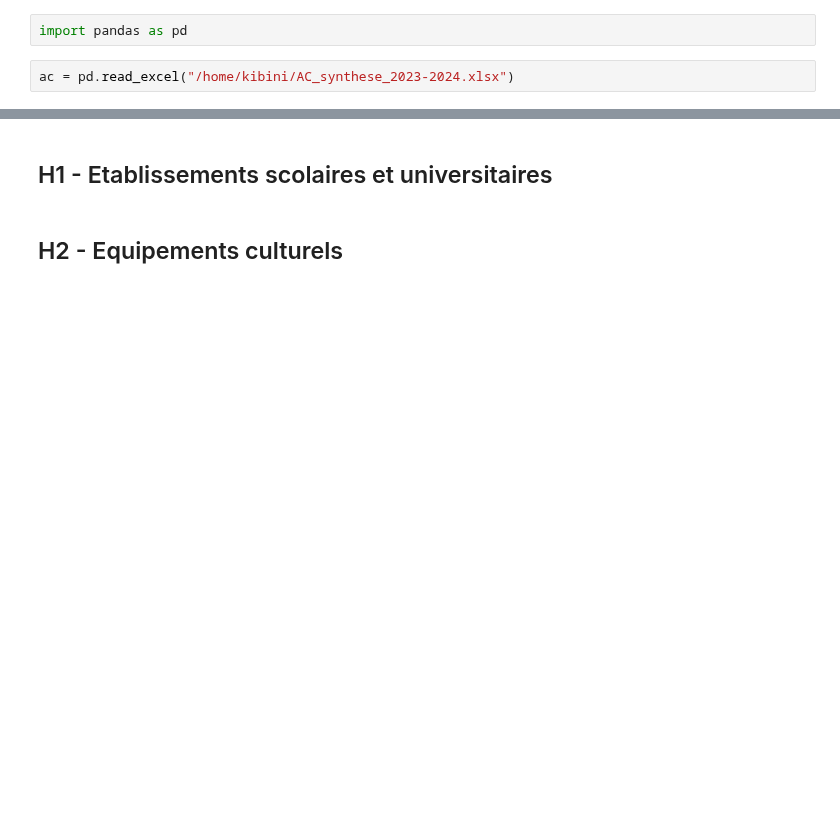
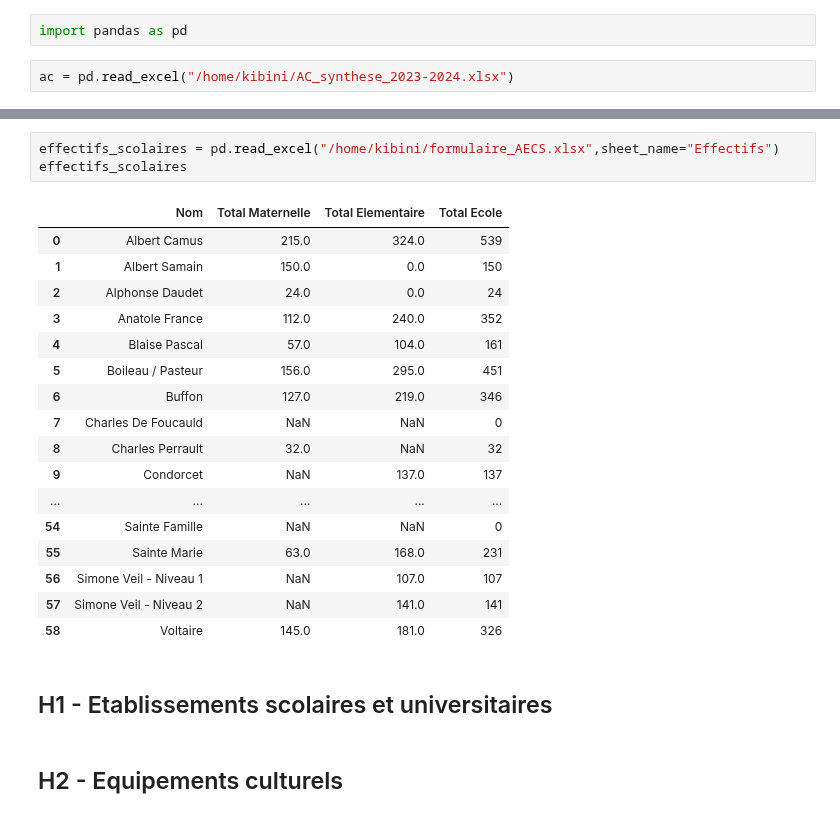
Before and after one commit to medrbx/kibini2, a Jupyter notebook: kibini/notebook_sll.ipynb, the cells around one changed output, grey strips where cells are left out. Drawn from its saved outputs; the diff is of its cells as text; blank space fills up the shorter version.

```diff
--- a/kibini/notebook_sll.ipynb
+++ b/kibini/notebook_sll.ipynb
@@ -966,3 +1038,24 @@ dico_sll_h4 = {Atelier,
+# %%
+effectifs_scolaires = pd.read_excel("/home/kibini/formulaire_AECS.xlsx",sheet_name="Effectifs")
+effectifs_scolaires
+# %% [output]
+|  | Nom | Total Maternelle | Total Elementaire | Total Ecole |
+| 0 | Albert Camus | 215.0 | 324.0 | 539 |
+| 1 | Albert Samain | 150.0 | 0.0 | 150 |
+| 2 | Alphonse Daudet | 24.0 | 0.0 | 24 |
+| 3 | Anatole France | 112.0 | 240.0 | 352 |
+| 4 | Blaise Pascal | 57.0 | 104.0 | 161 |
+| 5 | Boileau / Pasteur | 156.0 | 295.0 | 451 |
+| 6 | Buffon | 127.0 | 219.0 | 346 |
+| 7 | Charles De Foucauld | NaN | NaN | 0 |
+| 8 | Charles Perrault | 32.0 | NaN | 32 |
+| 9 | Condorcet | NaN | 137.0 | 137 |
+| ... | ... | ... | ... | ... |
+| 54 | Sainte Famille | NaN | NaN | 0 |
+| 55 | Sainte Marie | 63.0 | 168.0 | 231 |
+| 56 | Simone Veil - Niveau 1 | NaN | 107.0 | 107 |
+| 57 | Simone Veil - Niveau 2 | NaN | 141.0 | 141 |
+| 58 | Voltaire | 145.0 | 181.0 | 326 |
 # %% [markdown]
 ## H1 - Etablissements scolaires et universitaires
 # %% [markdown]
```
Also changed, not shown: parts of 14 cells of this notebook, 1 other file.
